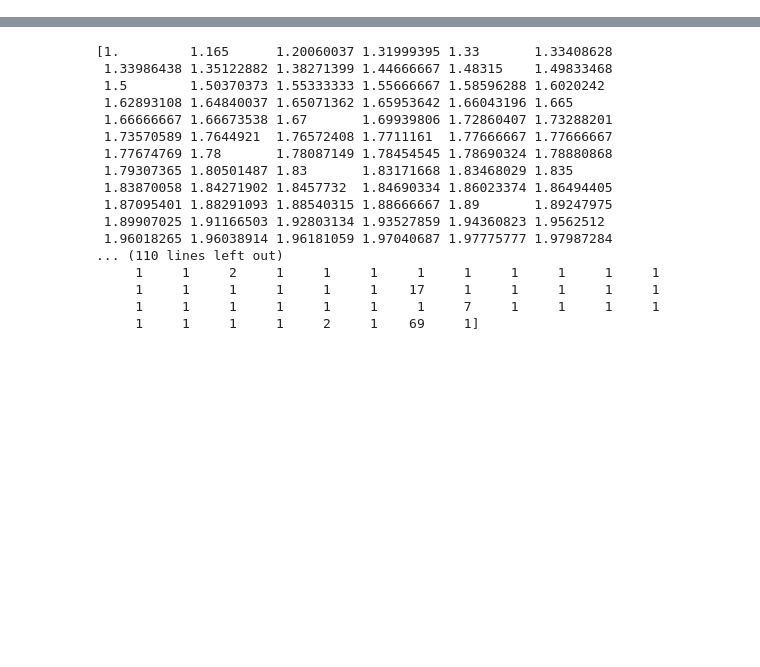
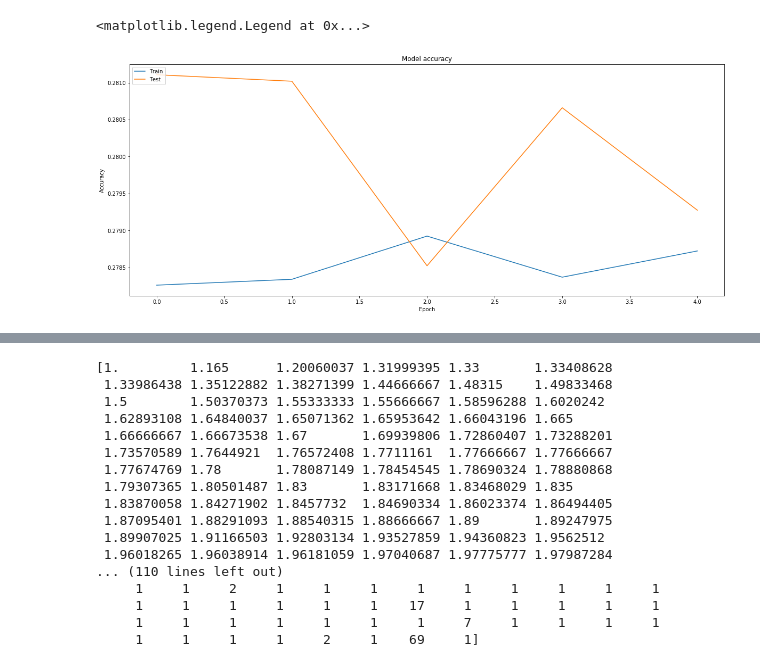
Before and after one commit to EZ6990/DeepLearning, a Jupyter notebook: KaggleHomeDepot.ipynb, the cells around one changed output, grey strips where cells are left out. Saved outputs shown, nothing was run; the diff lists cells and outputs as text; code cells hidden in the pictures; blank space fills up the shorter version.

```diff
--- a/KaggleHomeDepot.ipynb
+++ b/KaggleHomeDepot.ipynb
@@ -342,3 +344,14 @@ NameError: ignored
+# %%
+fig, ax = plt.subplots(1,1,figsize=(20,8))
+ax.plot(-naive_model['train_score'])
+ax.plot(-naive_model['test_score'])
+ax.set_title('Model accuracy')
+ax.set_ylabel('Accuracy')
+ax.set_xlabel('Epoch')
+ax.legend(['Train', 'Test'], loc='upper left')
+# %% [output]
+<matplotlib.legend.Legend at 0x...>
+[figure, added]
 # %%
 %%time
 
```
Also changed, not shown: parts of 25 cells of this notebook.
